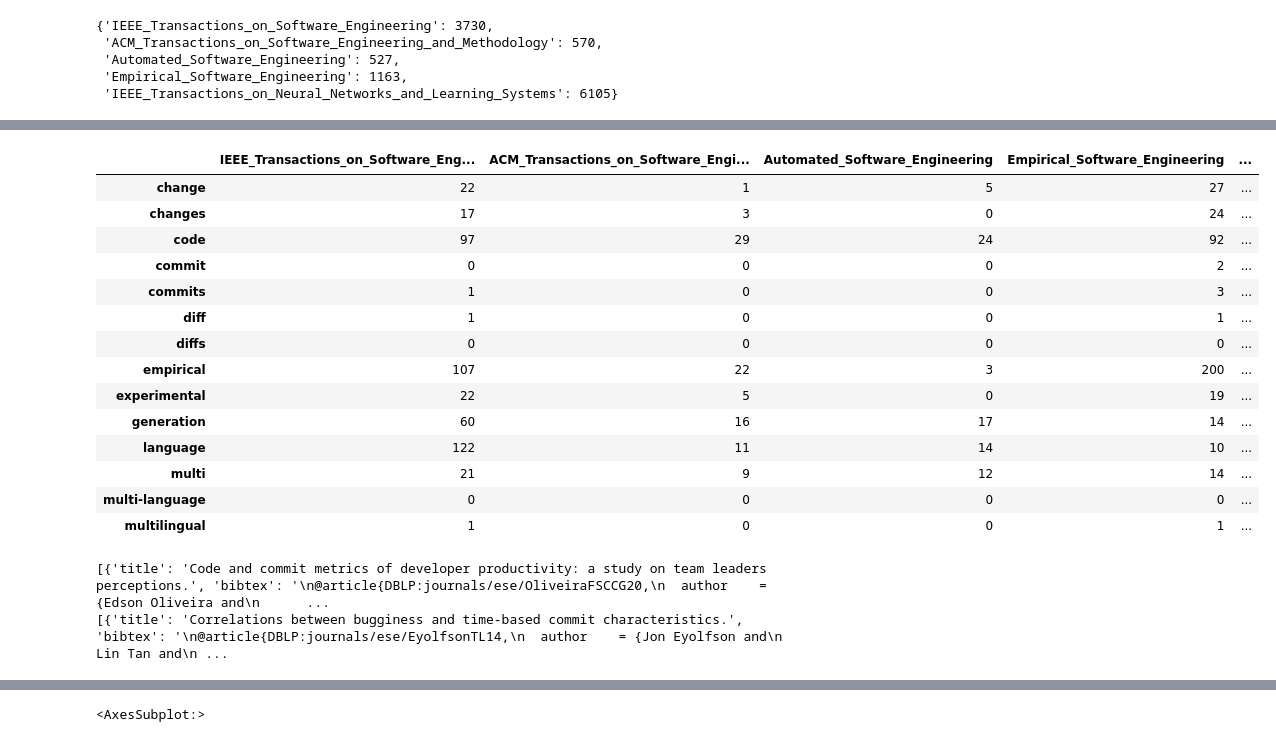
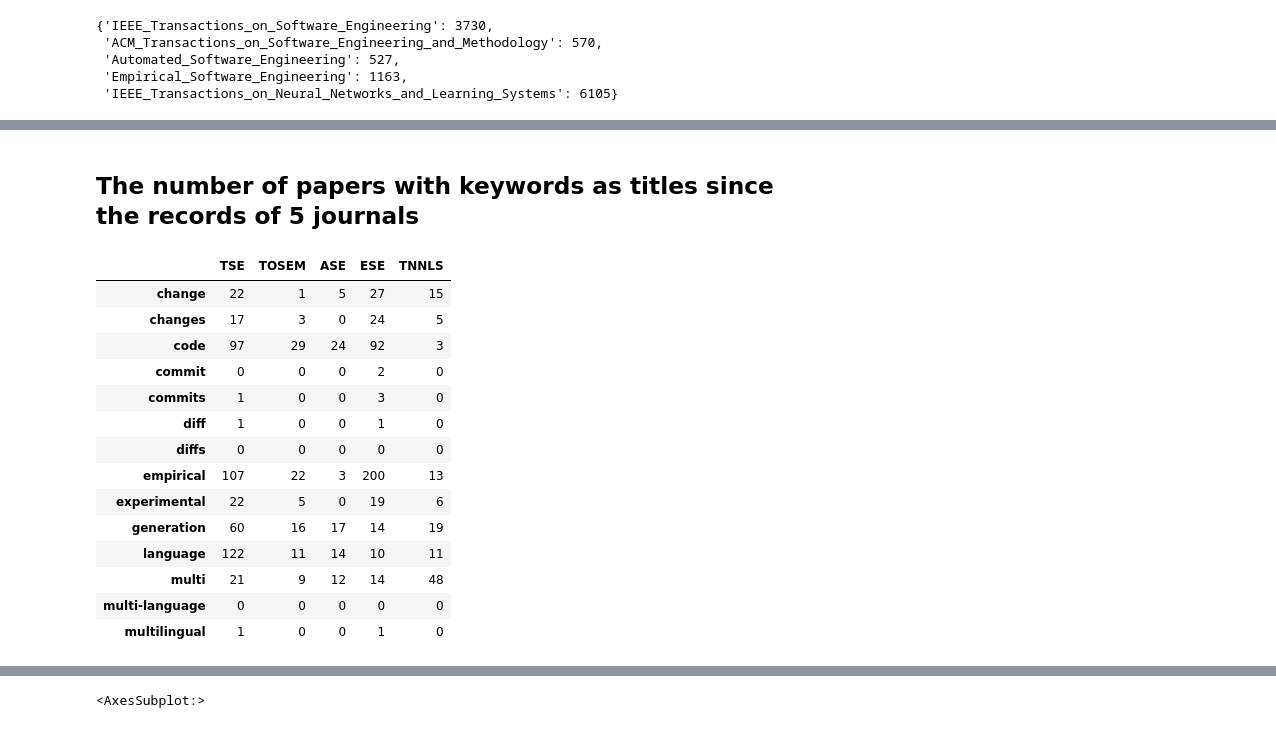
Before and after one commit to itaowei/titles2bib, a Jupyter notebook: test.ipynb, the cells around one changed output, grey strips where cells are left out. Drawn from its saved outputs; the diff is of its cells as text; code cells hidden in the pictures.

```diff
--- a/test.ipynb
+++ b/test.ipynb
@@ -58,29 +58,25 @@ count
   'multi': 48,
   'multi-language': 0,
   'multilingual': 0}}
+# %% [markdown]
+## The number of papers with keywords as titles since the records of 5 journals
 # %%
 df = pd.DataFrame(count, columns=count.keys(), index=count['Automated_Software_Engineering'].keys())
+df.columns=["TSE","TOSEM","ASE","ESE","TNNLS"]
 df
 # %% [output]
-|  | IEEE_Transactions_on_Software_Eng... | ACM_Transactions_on_Software_Engi... | Automated_Software_Engineering | Empirical_Software_Engineering | ... |
-| change | 22 | 1 | 5 | 27 | ... |
-| changes | 17 | 3 | 0 | 24 | ... |
-| code | 97 | 29 | 24 | 92 | ... |
-| commit | 0 | 0 | 0 | 2 | ... |
-| commits | 1 | 0 | 0 | 3 | ... |
-| diff | 1 | 0 | 0 | 1 | ... |
-| diffs | 0 | 0 | 0 | 0 | ... |
-| empirical | 107 | 22 | 3 | 200 | ... |
-| experimental | 22 | 5 | 0 | 19 | ... |
-| generation | 60 | 16 | 17 | 14 | ... |
-| language | 122 | 11 | 14 | 10 | ... |
-| multi | 21 | 9 | 12 | 14 | ... |
-| multi-language | 0 | 0 | 0 | 0 | ... |
-| multilingual | 1 | 0 | 0 | 1 | ... |
+|  | TSE | TOSEM | ASE | ESE | TNNLS |
+| change | 22 | 1 | 5 | 27 | 15 |
+| changes | 17 | 3 | 0 | 24 | 5 |
+| code | 97 | 29 | 24 | 92 | 3 |
+| commit | 0 | 0 | 0 | 2 | 0 |
+| commits | 1 | 0 | 0 | 3 | 0 |
+| diff | 1 | 0 | 0 | 1 | 0 |
+| diffs | 0 | 0 | 0 | 0 | 0 |
+| empirical | 107 | 22 | 3 | 200 | 13 |
+| experimental | 22 | 5 | 0 | 19 | 6 |
+| generation | 60 | 16 | 17 | 14 | 19 |
+| language | 122 | 11 | 14 | 10 | 11 |
+| multi | 21 | 9 | 12 | 14 | 48 |
+| multi-language | 0 | 0 | 0 | 0 | 0 |
+| multilingual | 1 | 0 | 0 | 1 | 0 |
-# %%
-for item in result['Empirical_Software_Engineering']:
-    if len(item['matched_titles']['commit']) != 0:
-        print(item['matched_titles']['commit'])
-# %% [output]
-[{'title': 'Code and commit metrics of developer productivity: a study on team leaders perceptions.', 'bibtex': '\n@article{DBLP:journals/ese/OliveiraFSCCG20,\n  author    = {Edson Oliveira and\n      ...
-[{'title': 'Correlations between bugginess and time-based commit characteristics.', 'bibtex': '\n@article{DBLP:journals/ese/EyolfsonTL14,\n  author    = {Jon Eyolfson and\n               Lin Tan and\n ...
```
Also changed, not shown: parts of 5 cells of this notebook.
